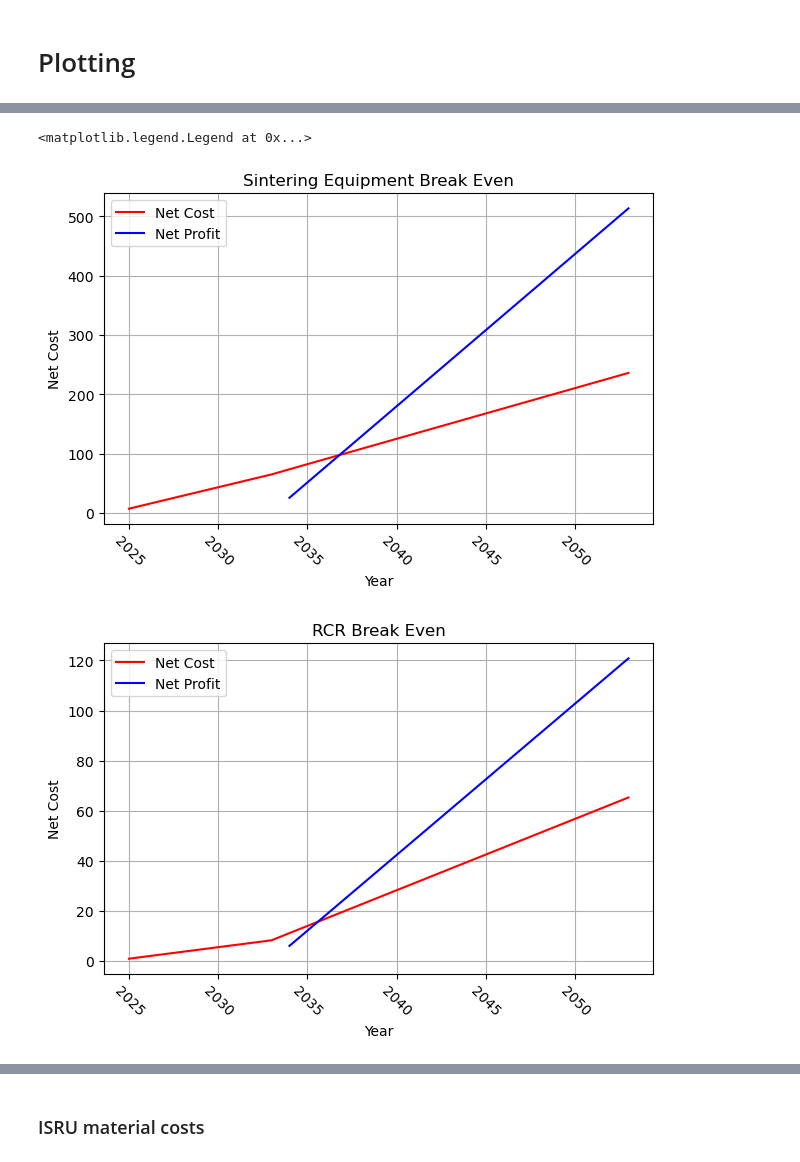
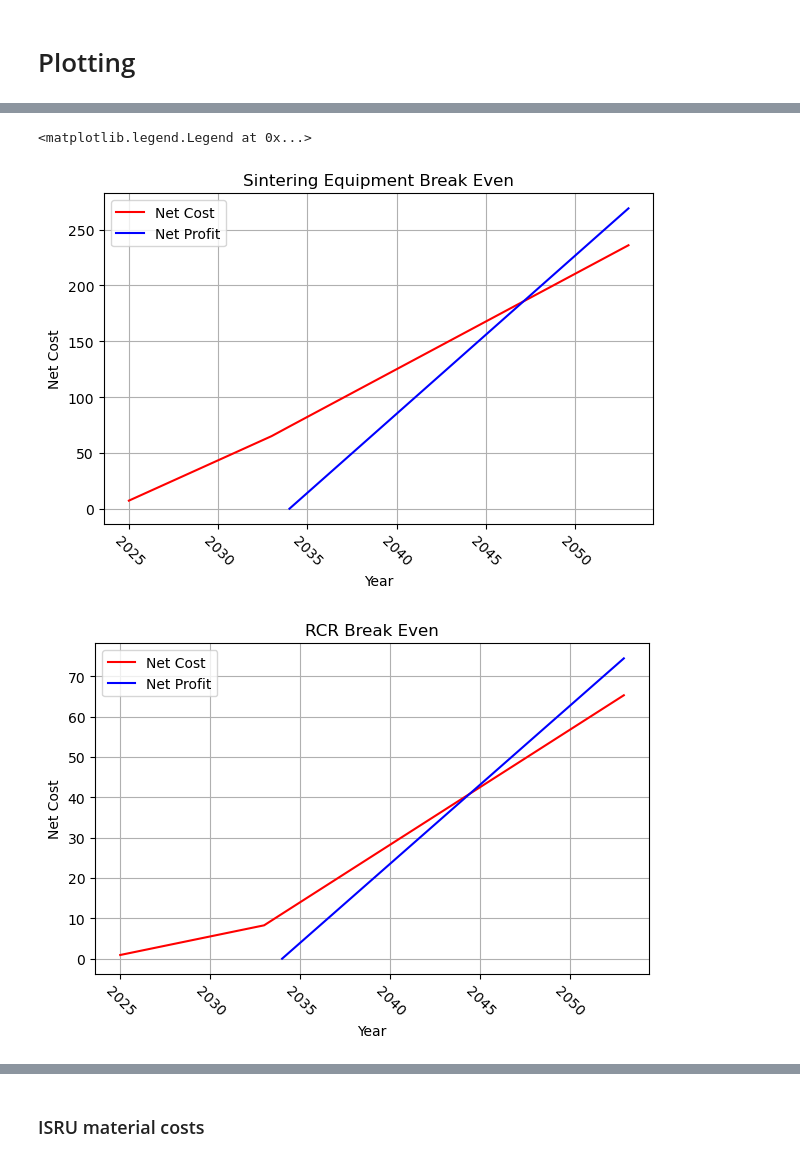
Before and after one commit to ISSUIUC/THEIA_rasc-al24, a Jupyter notebook: THEIA Breakeven.ipynb, the cells around one changed output, grey strips where cells are left out. Cells and saved outputs as stored; diff of their text form; code cells hidden in the pictures.

```diff
--- a/THEIA Breakeven.ipynb
+++ b/THEIA Breakeven.ipynb
@@ -289,11 +251,48 @@ LLH = [non_recurring, recurring, operations, mark_up, launch]
+# %%
+def break_even(non_recurring, recurring, operations, mark_up, pre_launch, post_launch, launch):
+
+    total_cost = []
+
+    #before launch
+    pre_l = non_recurring / len(pre_launch)
+    pre_cost = []
+
+    for i in range(1, len(pre_launch) + 1):
+        pre_cost.append(pre_l * i)
+        total_cost.append(pre_l * i)
+
+
+    #post launch
+    post_l = (recurring + operations * 2) / len(post_launch)
+    post_cost = []
+    post_cost.append(pre_cost[-1] + post_l + launch)
+    total_cost.append(pre_cost[-1] + post_l + launch)
+    for i in range(1, len(post_launch)):
+        post_cost.append(post_cost[0] + post_l * i)
+        total_cost.append(post_cost[0] + post_l * i)
+
+    #profit
+    cost = total_cost[-1]
+    profit_yearly_cost = cost / len(post_launch)
+    profit_cost = []
+    profit_cost.append(0)
+    for i in range(1, len(post_launch)):
+        profit_cost.append(profit_yearly_cost * i)
+
+    mark_up_cost = [mark_up * i for i in profit_cost]
+
+    pure_profit = np.subtract(mark_up_cost, profit_cost)
+
+
+    return pre_cost, post_cost, total_cost, pure_profit, mark_up_cost
 # %%
 'do not change'
 def run_costs(system):
-    contract = 0.2 #assume contract goes over by 20%
+    contract = 1.1 #assume contract goes over by 20%
     non_recurring = system[0] * contract
     recurring = system[1] * contract
     operations = system[2] * contract
-    mark_up = 1.15 #system[3] #uncomment if different markups are used for each system
+    mark_up = 1.20 #system[3] #uncomment if different markups are used for each system
     launch = system[4] * contract
 
     pre_cost, post_cost, total_cost, mark_up_cost, pure_profit = break_even(non_recurring, recurring, operations,
@@ -489,7 +496,7 @@ ax1.legend()
 fig = plt.figure(figsize=(12, 12), tight_layout=True)
 ax1 = fig.add_subplot(321)
 ax1.plot(total_time, total_cost_list[7], 'r', label='Net Cost')
-ax1.plot(post_launch, pure_profit_list[7], 'b', label='Net Profit')
+ax1.plot(post_launch, mark_up_list[7], 'b', label='Net Profit')
 ax1.set_xlabel('Year')
 ax1.set_ylabel('Net Cost')
 ax1.set_title('Sintering Equipment Break Even')
@@ -499,25 +506,25 @@ ax1.grid()
 ax1.legend()
 # %% [output]
 <matplotlib.legend.Legend at 0x...>
-[figure, old version]
+[figure, new version]
 # %%
 fig = plt.figure(figsize=(12, 12), tight_layout=True)
 ax1 = fig.add_subplot(321)
 ax1.plot(total_time, total_cost_list[8], 'r', label='Net Cost')
-ax1.plot(post_launch, pure_profit_list[8], 'b', label='Net Profit')
+ax1.plot(post_launch, mark_up_list[8], 'b', label='Net Profit')
 ax1.set_xlabel('Year')
 ax1.set_ylabel('Net Cost')
 ax1.set_title('RCR Break Even')
 # ax1.set_xticks(total_time)
 ax1.tick_params(axis='x', labelrotation=-45)
 ax1.grid()
 ax1.legend()
 
 rcr_cost = total_cost_list[8]
 rcr_profit = pure_profit_list[8]
 rcr_markup = mark_up_list[8]
 # %% [output]
-[figure, old version]
+[figure, new version]
 # %%
 fig = plt.figure(figsize=(12, 12), tight_layout=True)
 ax1 = fig.add_subplot(321)
```
Also changed, not shown: parts of 22 cells of this notebook.
